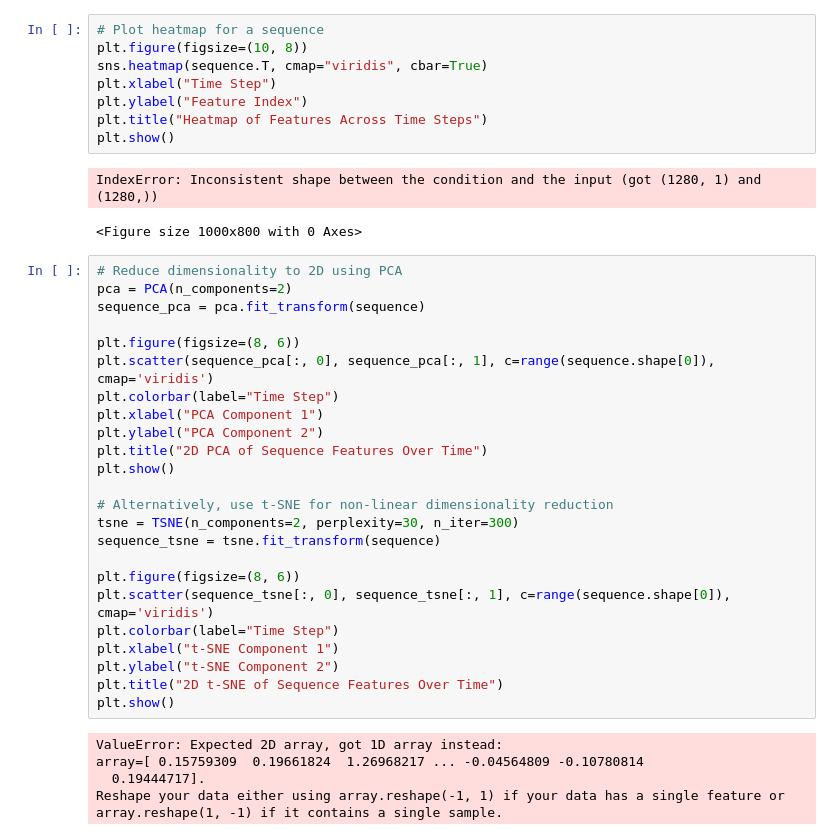
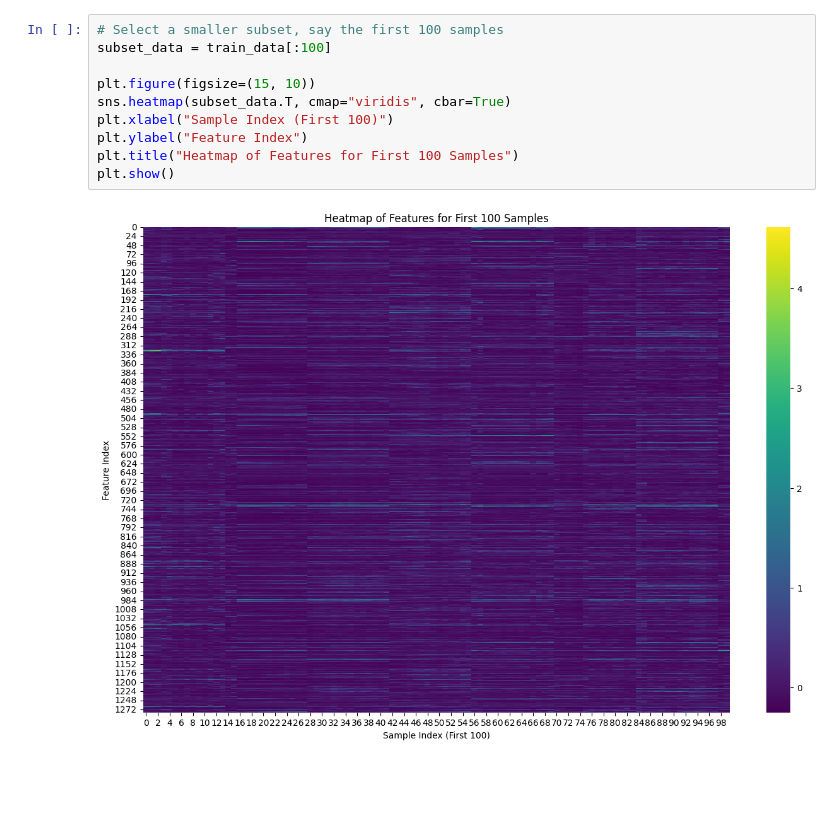
Before and after one commit to MarkMa512/cs712-project, a Jupyter notebook: visualize.ipynb, the cells around one changed output. Saved outputs shown, nothing was run; the diff lists cells and outputs as text; blank space fills up the shorter version.

```diff
--- a/visualize.ipynb
+++ b/visualize.ipynb
@@ -32,40 +54,12 @@ IndexError: too many indices for array: array is 1-dimensional, but 2 were index
 # %%
-# Plot heatmap for a sequence
-plt.figure(figsize=(10, 8))
-sns.heatmap(sequence.T, cmap="viridis", cbar=True)
-plt.xlabel("Time Step")
+# Select a smaller subset, say the first 100 samples
+subset_data = train_data[:100]
+
+plt.figure(figsize=(15, 10))
+sns.heatmap(subset_data.T, cmap="viridis", cbar=True)
+plt.xlabel("Sample Index (First 100)")
 plt.ylabel("Feature Index")
-plt.title("Heatmap of Features Across Time Steps")
+plt.title("Heatmap of Features for First 100 Samples")
 plt.show()
 # %% [output]
-IndexError: Inconsistent shape between the condition and the input (got (1280, 1) and (1280,))
-<Figure size 1000x800 with 0 Axes>
+[figure, added]
-# %%
-# Reduce dimensionality to 2D using PCA
-pca = PCA(n_components=2)
-sequence_pca = pca.fit_transform(sequence)
-
-plt.figure(figsize=(8, 6))
-plt.scatter(sequence_pca[:, 0], sequence_pca[:, 1], c=range(sequence.shape[0]), cmap='viridis')
-plt.colorbar(label="Time Step")
-plt.xlabel("PCA Component 1")
-plt.ylabel("PCA Component 2")
-plt.title("2D PCA of Sequence Features Over Time")
-plt.show()
-
-# Alternatively, use t-SNE for non-linear dimensionality reduction
-tsne = TSNE(n_components=2, perplexity=30, n_iter=300)
-sequence_tsne = tsne.fit_transform(sequence)
-
-plt.figure(figsize=(8, 6))
-plt.scatter(sequence_tsne[:, 0], sequence_tsne[:, 1], c=range(sequence.shape[0]), cmap='viridis')
-plt.colorbar(label="Time Step")
-plt.xlabel("t-SNE Component 1")
-plt.ylabel("t-SNE Component 2")
-plt.title("2D t-SNE of Sequence Features Over Time")
-plt.show()
-# %% [output]
-ValueError: Expected 2D array, got 1D array instead:
-array=[ 0.15759309  0.19661824  1.26968217 ... -0.04564809 -0.10780814
-  0.19444717].
-Reshape your data either using array.reshape(-1, 1) if your data has a single feature or array.reshape(1, -1) if it contains a single sample.
```
Also changed, not shown: parts of 9 cells of this notebook, 2 other files.
